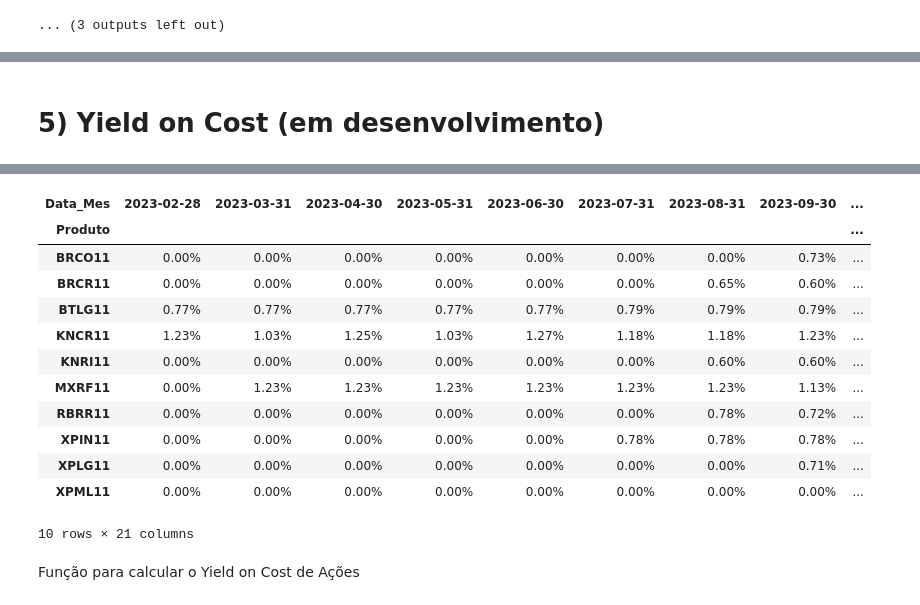
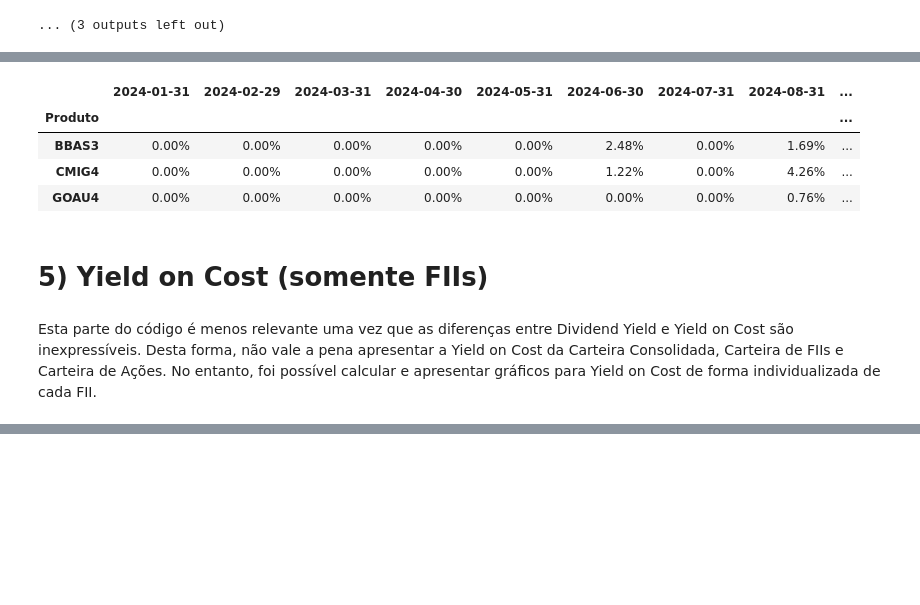
Before and after one commit to renato747/Analise_de_Portefolio, a Jupyter notebook: Carteira_Investimentos.ipynb, the cells around one changed output, grey strips where cells are left out. Saved outputs shown, nothing was run; the diff lists cells and outputs as text; code cells hidden in the pictures; blank space fills up the shorter version.

```diff
--- a/Carteira_Investimentos.ipynb
+++ b/Carteira_Investimentos.ipynb
@@ -1389,5 +1608,15 @@ for produto in Dividend_Yield.index:
+# %%
+dividend_yield_acoes
+# %% [output]
+|  | 2024-01-31 | 2024-02-29 | 2024-03-31 | 2024-04-30 | 2024-05-31 | 2024-06-30 | 2024-07-31 | 2024-08-31 | ... |
+| Produto |  |  |  |  |  |  |  |  | ... |
+| BBAS3 | 0.00% | 0.00% | 0.00% | 0.00% | 0.00% | 2.48% | 0.00% | 1.69% | ... |
+| CMIG4 | 0.00% | 0.00% | 0.00% | 0.00% | 0.00% | 1.22% | 0.00% | 4.26% | ... |
+| GOAU4 | 0.00% | 0.00% | 0.00% | 0.00% | 0.00% | 0.00% | 0.00% | 0.76% | ... |
 # %% [markdown]
-# 5) Yield on Cost (em desenvolvimento)
+# 5) Yield on Cost (somente FIIs)
+# %% [markdown]
+Esta parte do código é menos relevante uma vez que as diferenças entre Dividend Yield e Yield on Cost são inexpressíveis. Desta forma, não vale a pena apresentar a Yield on Cost da Carteira Consolidada, Carteira de FIIs e Carteira de Ações. No entanto, foi possível calcular e apresentar gráficos para Yield on Cost de forma individualizada de cada FII.
 # %%
 # Obter o Preço Médio (custo_quota)
 custo_cota = preco_medio_consolidada['Preço Médio']
@@ -1464,21 +1737,3 @@ for produto in Yield_on_Cost.index:
 [interactive output not drawn]
 [interactive output not drawn]
 [interactive output not drawn]
-# %%
-yield_on_cost_fiis
-# %% [output]
-| Data_Mes | 2023-02-28 | 2023-03-31 | 2023-04-30 | 2023-05-31 | 2023-06-30 | 2023-07-31 | 2023-08-31 | 2023-09-30 | ... |
-| Produto |  |  |  |  |  |  |  |  | ... |
-| BRCO11 | 0.00% | 0.00% | 0.00% | 0.00% | 0.00% | 0.00% | 0.00% | 0.73% | ... |
-| BRCR11 | 0.00% | 0.00% | 0.00% | 0.00% | 0.00% | 0.00% | 0.65% | 0.60% | ... |
-| BTLG11 | 0.77% | 0.77% | 0.77% | 0.77% | 0.77% | 0.79% | 0.79% | 0.79% | ... |
-| KNCR11 | 1.23% | 1.03% | 1.25% | 1.03% | 1.27% | 1.18% | 1.18% | 1.23% | ... |
-| KNRI11 | 0.00% | 0.00% | 0.00% | 0.00% | 0.00% | 0.00% | 0.60% | 0.60% | ... |
-| MXRF11 | 0.00% | 1.23% | 1.23% | 1.23% | 1.23% | 1.23% | 1.23% | 1.13% | ... |
-| RBRR11 | 0.00% | 0.00% | 0.00% | 0.00% | 0.00% | 0.00% | 0.78% | 0.72% | ... |
-| XPIN11 | 0.00% | 0.00% | 0.00% | 0.00% | 0.00% | 0.78% | 0.78% | 0.78% | ... |
-| XPLG11 | 0.00% | 0.00% | 0.00% | 0.00% | 0.00% | 0.00% | 0.00% | 0.71% | ... |
-| XPML11 | 0.00% | 0.00% | 0.00% | 0.00% | 0.00% | 0.00% | 0.00% | 0.00% | ... |
-10 rows × 21 columns
-# %% [markdown]
-Função para calcular o Yield on Cost de Ações
```
Also changed, not shown: parts of 18 cells of this notebook.
